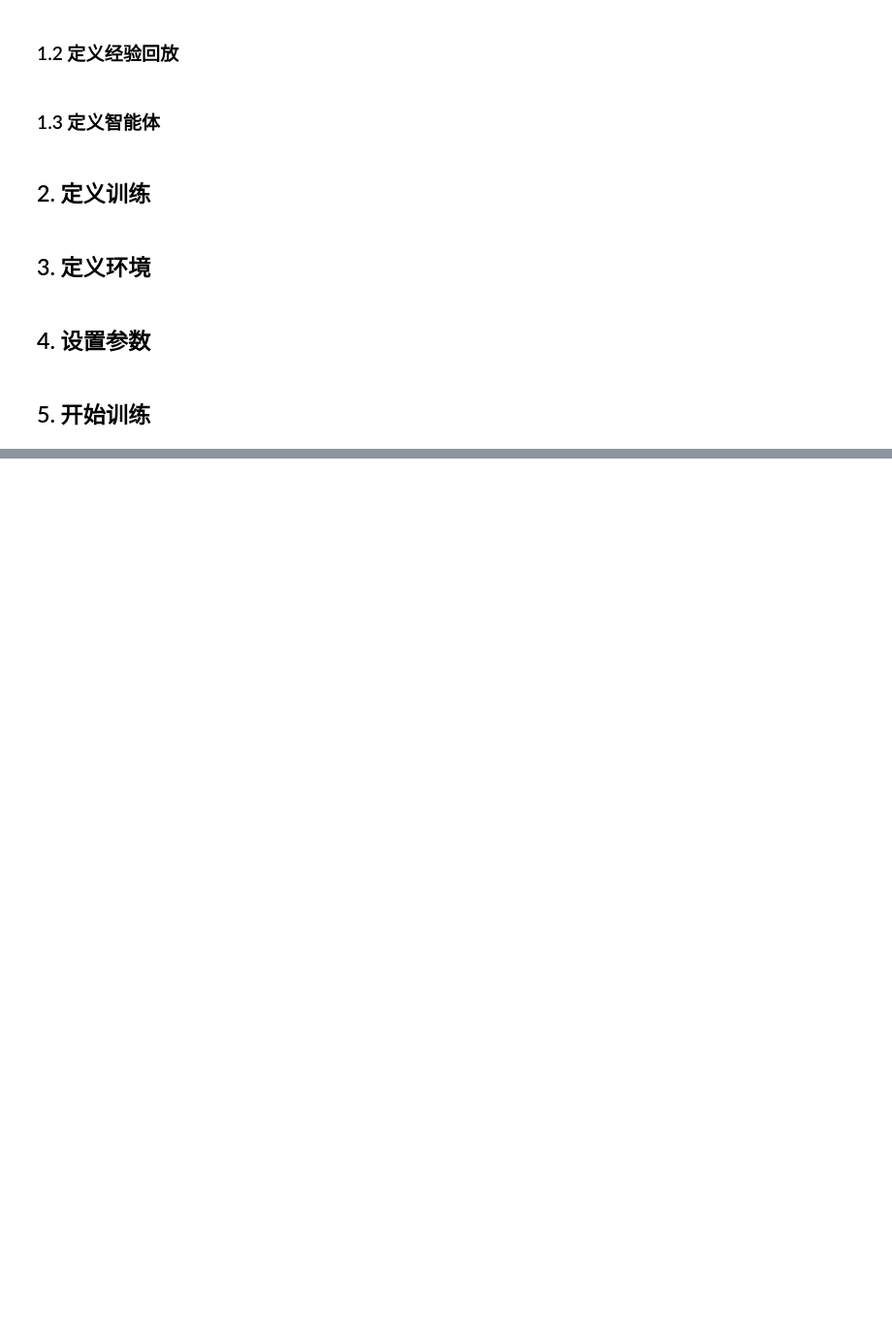
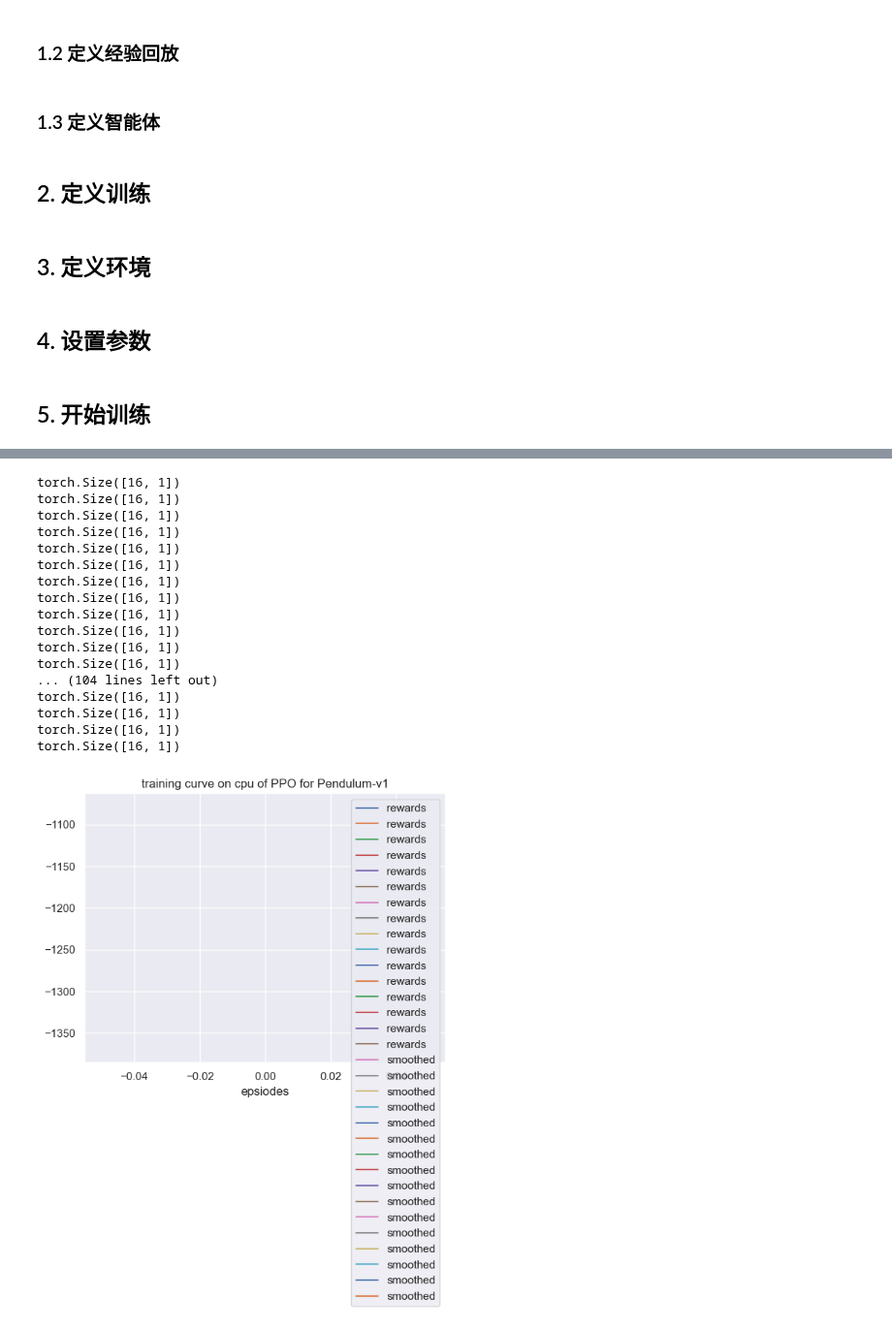
Before and after one commit to datawhalechina/joyrl-book, a Jupyter notebook: notebooks/第12章_PPO_Pendulum-v1.ipynb, the cells around one changed output, grey strips where cells are left out. Shown at 97% size. Saved outputs shown, nothing was run; the diff lists cells and outputs as text; code cells hidden in the pictures; blank space fills up the shorter version.

```diff
--- a/notebooks/第12章_PPO_Pendulum-v1.ipynb
+++ b/notebooks/第12章_PPO_Pendulum-v1.ipynb
@@ -79,8 +78,8 @@ class Agent:
     def __init__(self,cfg) -> None:
         self.gamma = cfg.gamma
         self.device = torch.device(cfg.device)
-        self.actor = Actor(cfg.n_states,cfg.n_actions, hidden_dim = cfg.actor_hidden_dim).to(self.device)
-        self.critic = Critic(cfg.n_states,1,hidden_dim=cfg.critic_hidden_dim).to(self.device)
+        self.actor = Actor(cfg.state_dim,cfg.action_dim, hidden_dim = cfg.actor_hidden_dim).to(self.device)
+        self.critic = Critic(cfg.state_dim,1,hidden_dim=cfg.critic_hidden_dim).to(self.device)
         self.actor_optimizer = torch.optim.Adam(self.actor.parameters(), lr=cfg.actor_lr)
         self.critic_optimizer = torch.optim.Adam(self.critic.parameters(), lr=cfg.critic_lr)
         self.action_space = cfg.action_space
@@ -95,17 +94,16 @@ class Agent:
 
     def sample_action(self,state):
         self.sample_count += 1
-        state = torch.tensor(state, device=self.device, dtype=torch.float32).unsqueeze(dim=0)
+        state = torch.tensor(state, device=self.device, dtype=torch.float32) # [n_envs, state_dim]
         mu, log_std = self.actor(state)
-        mean = mu.squeeze(0)*self.action_scale + self.action_bias
+        mean = mu.squeeze(0)*self.action_scale + self.action_bias # [n_envs, 1]
         std = log_std.exp().squeeze(0)
         dist = Normal(mean, std)
         action = dist.sample()
         self.log_probs = dist.log_prob(action).detach()
+        print(self.log_probs.shape)
         # action = action * self.action_scale + self.action_bias
         action = action.detach().cpu().numpy()
-        # if action >2 or action < -2:
-        #     print(mu,log_std,self.action_scale,self.action_bias,action)
         return action
 
     @torch.no_grad()
@@ -205,26 +203,26 @@ def train(cfg, env, agent):
     output_agent = None
     state, info = env.reset(seed = cfg.seed)  # 重置环境，返回初始状态
     test_env = gym.make(cfg.env_name)
-    for i_ep in range(cfg.train_eps):
+    for frame_idx in range(cfg.max_frames):
         ep_reward = 0  # 记录一回合内的奖励
         ep_step = 0
         for _ in range(cfg.max_steps):
             ep_step += 1
             action = agent.sample_action(state)  # 选择动作
             next_state, reward, terminated, truncated, info = env.step(action)  # 更新环境，返回transition
-            agent.memory.push((state, action,agent.log_probs,reward,truncated))  # 保存transition
+            agent.memory.push((state, action, agent.log_probs, reward,truncated))  # 保存transition
             state = next_state  # 更新下一个状态
             agent.update()  # 更新智能体
             ep_reward += reward  # 累加奖励
-        if (i_ep+1)%cfg.eval_per_episode == 0:
+        if (frame_idx+1)%cfg.eval_per_episode == 0:
             test_reward = np.mean([get_eval_reward(test_env=test_env , agent=agent) for _ in range(10)])
             test_rewards.append(test_reward)
             if test_reward >= best_ep_reward:
                 best_ep_reward = test_reward
                 output_agent = copy.deepcopy(agent)
-                print(f"回合：{i_ep+1}/{cfg.train_eps}，评估奖励：{test_reward:.2f}，最佳评估奖励：{best_ep_reward:.2f}，更新模型！")
+                print(f"回合：{frame_idx+1}/{cfg.max_frames}，评估奖励：{test_reward:.2f}，最佳评估奖励：{best_ep_reward:.2f}，更新模型！")
             else:
-                print(f"回合：{i_ep+1}/{cfg.train_eps}，评估奖励：{test_reward:.2f}，最佳评估奖励：{best_ep_reward:.2f}")
+                print(f"回合：{frame_idx+1}/{cfg.max_frames}，评估奖励：{test_reward:.2f}，最佳评估奖励：{best_ep_reward:.2f}")
         steps.append(ep_step)
         rewards.append(ep_reward)
     env.close()
@@ -234,7 +232,7 @@ def test(cfg, env, agent):
     print("开始测试！")
     rewards = []  # 记录所有回合的奖励
     steps = []
-    for i_ep in range(cfg.test_eps):
+    for frame_idx in range(cfg.test_eps):
         ep_reward = 0  # 记录一回合内的奖励
         ep_step = 0
         state, info  = env.reset(seed = cfg.seed)  # 重置环境，返回初始状态
@@ -248,7 +246,7 @@ def test(cfg, env, agent):
                 break
         steps.append(ep_step)
         rewards.append(ep_reward)
-        print(f"回合：{i_ep+1}/{cfg.test_eps}，奖励：{ep_reward:.2f}")
+        print(f"回合：{frame_idx+1}/{cfg.test_eps}，奖励：{ep_reward:.2f}")
     print("完成测试")
     env.close()
     return {'rewards':rewards}
@@ -259,12 +257,12 @@ from utils.multiprocessing_env import create_subproc_vec_env
 
 def env_agent_config(cfg):
     env = create_subproc_vec_env(cfg.env_name, n_envs=cfg.n_envs, seed=cfg.seed)
-    n_states = env.observation_space.shape[0]
-    n_actions = env.action_space.shape[0]
-    print(f"状态空间维度：{n_states}，动作空间维度：{n_actions}")
-    # 更新n_states和n_actions到cfg参数中
-    setattr(cfg, 'n_states', n_states)
-    setattr(cfg, 'n_actions', n_actions)
+    state_dim = env.observation_space.shape[0]
+    action_dim = env.action_space.shape[0]
+    print(f"状态空间维度：{state_dim}，动作空间维度：{action_dim}")
+    # 更新state_dim和action_dim到cfg参数中
+    setattr(cfg, 'state_dim', state_dim)
+    setattr(cfg, 'action_dim', action_dim)
     setattr(cfg, 'action_space', env.action_space)
     agent = Agent(cfg)
     return env,agent
@@ -282,7 +280,7 @@ class Config:
         self.mode = "train" # train or test
         self.seed = 1 # 随机种子
         self.device = "cpu" # device to use
-        self.train_eps = 10000 # 训练的回合数
+        self.max_frames = 1 # 训练的回合数
         self.test_eps = 20 # 测试的回合数
         self.max_steps = 200 # 每个回合的最大步数
         self.eval_eps = 5 # 评估的回合数
@@ -327,7 +325,8 @@ cfg = Config()
 env, agent = env_agent_config(cfg)
 best_agent,res_dic = train(cfg, env, agent)
 
-plot_rewards(res_dic['rewards'], cfg, tag="train")
+# plot_rewards(res_dic['rewards'], cfg, tag="train")
 # 测试
-res_dic = test(cfg, env, best_agent)
-plot_rewards(res_dic['rewards'], cfg, tag="test")  # 画出结果
+# res_dic = test(cfg, env, best_agent)
+# plot_rewards(res_dic['rewards'], cfg, tag="test")  # 画出结果
+# %% [output]
@@ -333,0 +350,18 @@ plot_rewards(res_dic['rewards'], cfg, tag="test")  # 画出结果
+torch.Size([16, 1])
+torch.Size([16, 1])
+torch.Size([16, 1])
+torch.Size([16, 1])
+torch.Size([16, 1])
+torch.Size([16, 1])
+torch.Size([16, 1])
+torch.Size([16, 1])
+torch.Size([16, 1])
+torch.Size([16, 1])
+torch.Size([16, 1])
+torch.Size([16, 1])
+... (104 lines left out)
+torch.Size([16, 1])
+torch.Size([16, 1])
+torch.Size([16, 1])
+torch.Size([16, 1])
+[figure, added]
```
Also changed, not shown: parts of 3 cells of this notebook, 3 other files.
